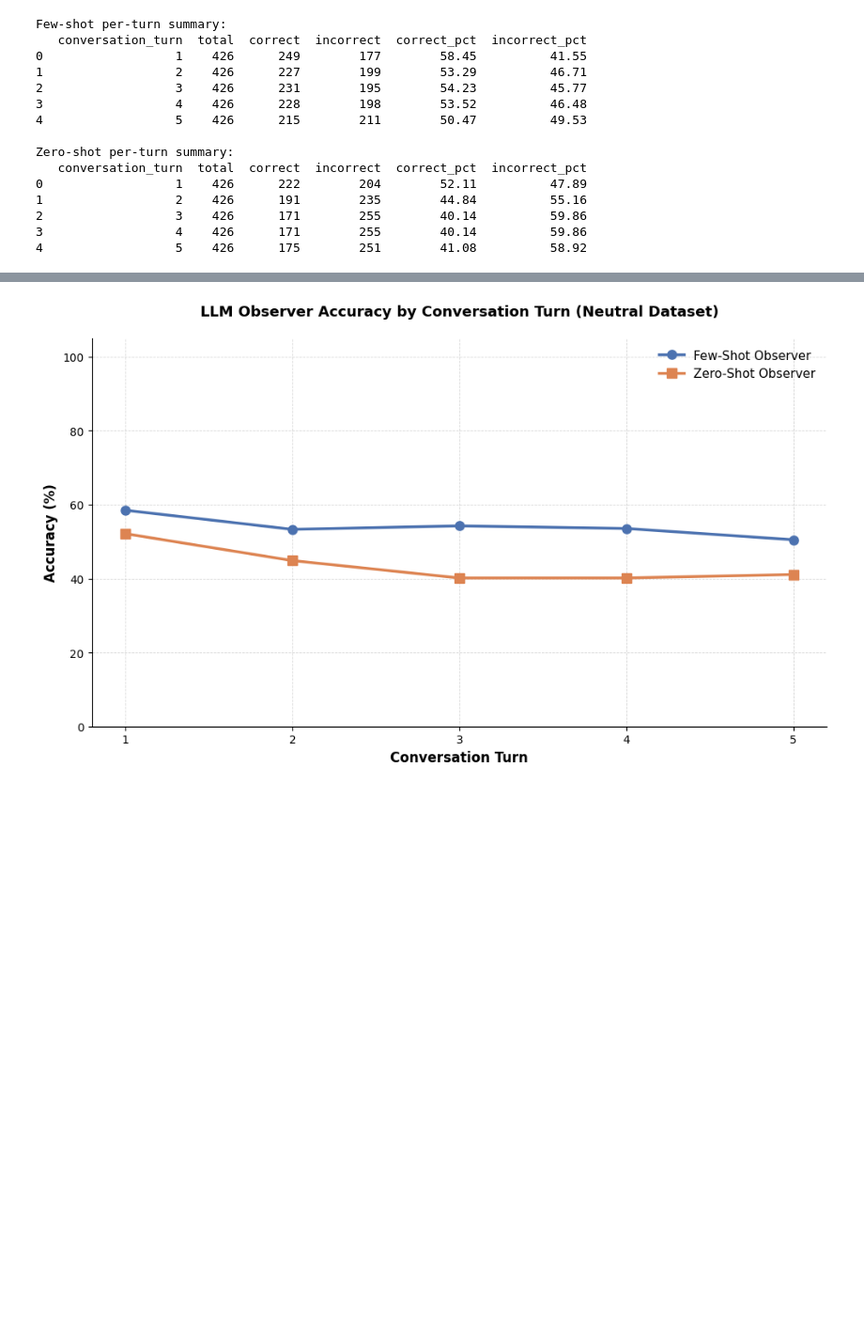
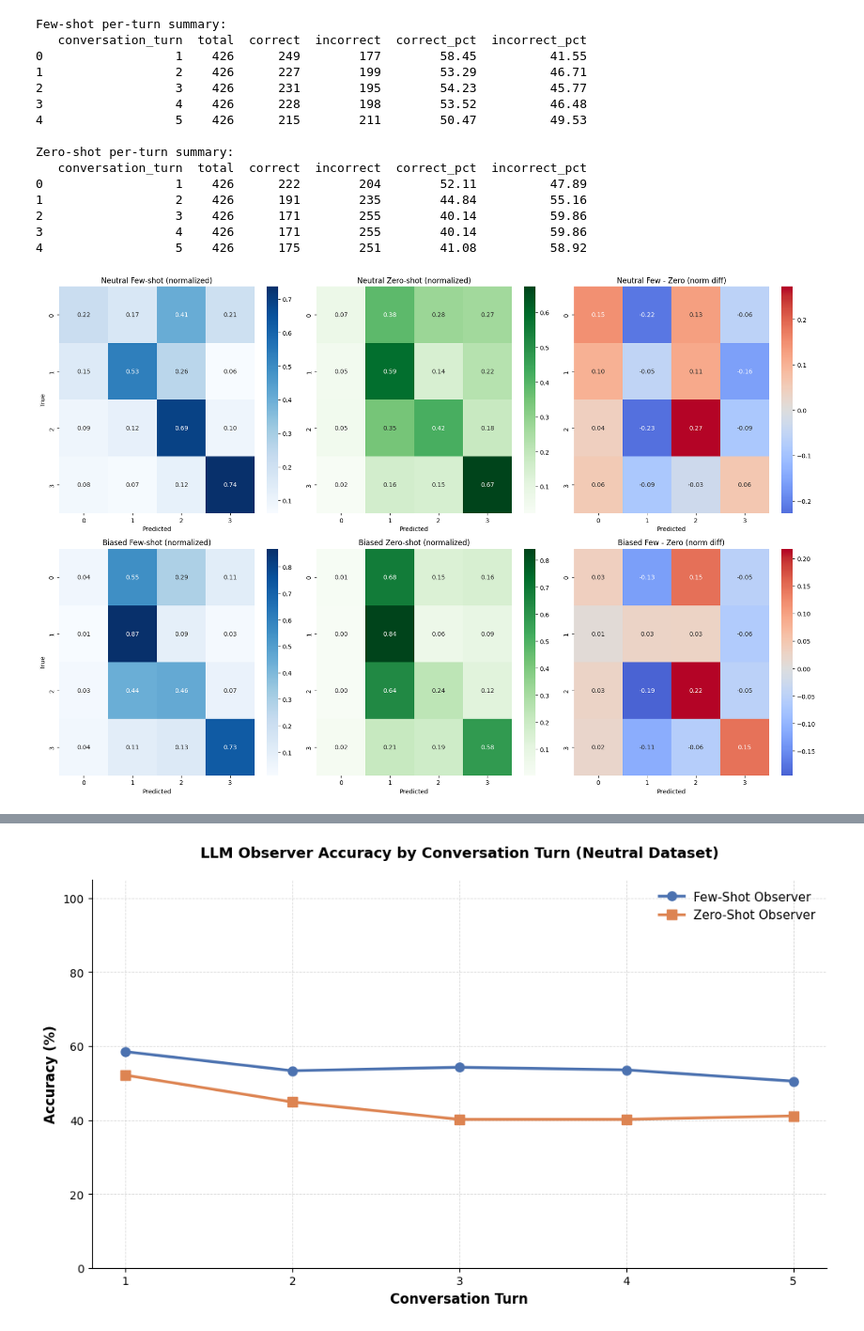
Before and after one commit to AdamOwolabi/llm-privacy-leakage, a Jupyter notebook: statistical_analysis.ipynb, the cells around one changed output, grey strips where cells are left out. Shown at 94% size. Drawn from its saved outputs; the diff is of its cells as text; code cells hidden in the pictures; blank space fills up the shorter version.

```diff
--- a/statistical_analysis.ipynb
+++ b/statistical_analysis.ipynb
@@ -168,3 +206,75 @@ Zero-shot per-turn summary:
 2                  3    426      171        255        40.14          59.86
 3                  4    426      171        255        40.14          59.86
 4                  5    426      175        251        41.08          58.92
+# %%
+# Confusion matrix comparison: Few-shot vs Zero-shot (Neutral and Biased)
+import pandas as pd
+import numpy as np
+import matplotlib.pyplot as plt
+import seaborn as sns
+from sklearn.metrics import confusion_matrix
+
+paths = {
+    'Neutral': { 'few': 'predictions/dataset_a_neutral_few_shot_llm_observer.csv', 'zero': 'predictions/dataset_a_neutral_zero_shot_llm_observer.csv' },
+    'Biased':  { 'few': 'predictions/dataset_b_biased_few_shot_llm_observer.csv',  'zero': 'predictions/dataset_b_biased_zero_shot_llm_observer.csv' },
+}
+
+def load_labels(path):
+    df = pd.read_csv(path, index_col=None)
+    if 'Unnamed: 0' in df.columns:
+        df = df.loc[:, df.columns != 'Unnamed: 0']
+    return df['label'].astype(int).to_numpy(), df['prediction'].astype(int).to_numpy()
+
+def row_norm(cm):
+    with np.errstate(divide='ignore', invalid='ignore'):
+        rn = cm.astype(float) / cm.sum(axis=1, keepdims=True)
+    return np.nan_to_num(rn)
+
+results = {}
+all_labels = set()
+for name, p in paths.items():
+    y_f, p_f = load_labels(p['few'])
+    y_z, p_z = load_labels(p['zero'])
+    labels = np.unique(np.concatenate([np.unique(y_f), np.unique(y_z), np.unique(p_f), np.unique(p_z)]))
+    labels = np.sort(labels)
+    all_labels.update(labels.tolist())
+    cm_f = confusion_matrix(y_f, p_f, labels=labels)
+    cm_z = confusion_matrix(y_z, p_z, labels=labels)
+    results[name] = {'labels': labels, 'cm_f': cm_f, 'cm_z': cm_z, 'cm_f_norm': row_norm(cm_f), 'cm_z_norm': row_norm(cm_z)}
+
+# Plot: 2 rows (Neutral, Biased) x 3 cols (Few, Zero, Diff)
+fig, axes = plt.subplots(2, 3, figsize=(18, 12))
+for r, name in enumerate(['Neutral','Biased']):
+    res = results[name]
+    labels = res['labels']
+    sns.heatmap(res['cm_f_norm'], annot=True, fmt='.2f', ax=axes[r,0], xticklabels=labels, yticklabels=labels, cmap='Blues')
+    axes[r,0].set_title(f'{name} Few-shot (normalized)')
+    axes[r,0].set_xlabel('Predicted')
+    axes[r,0].set_ylabel('True')
+
+    sns.heatmap(res['cm_z_norm'], annot=True, fmt='.2f', ax=axes[r,1], xticklabels=labels, yticklabels=labels, cmap='Greens')
+    axes[r,1].set_title(f'{name} Zero-shot (normalized)')
+    axes[r,1].set_xlabel('Predicted')
+
+    diff = res['cm_f_norm'] - res['cm_z_norm']
+    sns.heatmap(diff, annot=True, fmt='.2f', ax=axes[r,2], xticklabels=labels, yticklabels=labels, cmap='coolwarm', center=0)
+    axes[r,2].set_title(f'{name} Few - Zero (norm diff)')
+    axes[r,2].set_xlabel('Predicted')
+
+plt.tight_layout()
+plt.show()
+
+# Ordinal-distance diagnostics: average confusion for distances 1..k
+for name in ['Neutral','Biased']:
+    res = results[name]
+    labels = res['labels']
+    cmf = res['cm_f_norm']
+    cmz = res['cm_z_norm']
+    print(f'\n{name} - Average normalized confusion by label distance (Few-shot):')
+    n = len(labels)
+    for d in range(1, n):
+        vals_f = [cmf[i, i+d] for i in range(n-d)]
+        vals_z = [cmz[i, i+d] for i in range(n-d)]
+        print(f' distance {d}: few={np.mean(vals_f):.3f}, zero={np.mean(vals_z):.3f}')
+# %% [output]
+[figure, added]
```
Also changed, not shown: parts of 12 cells of this notebook, 12 other files.
